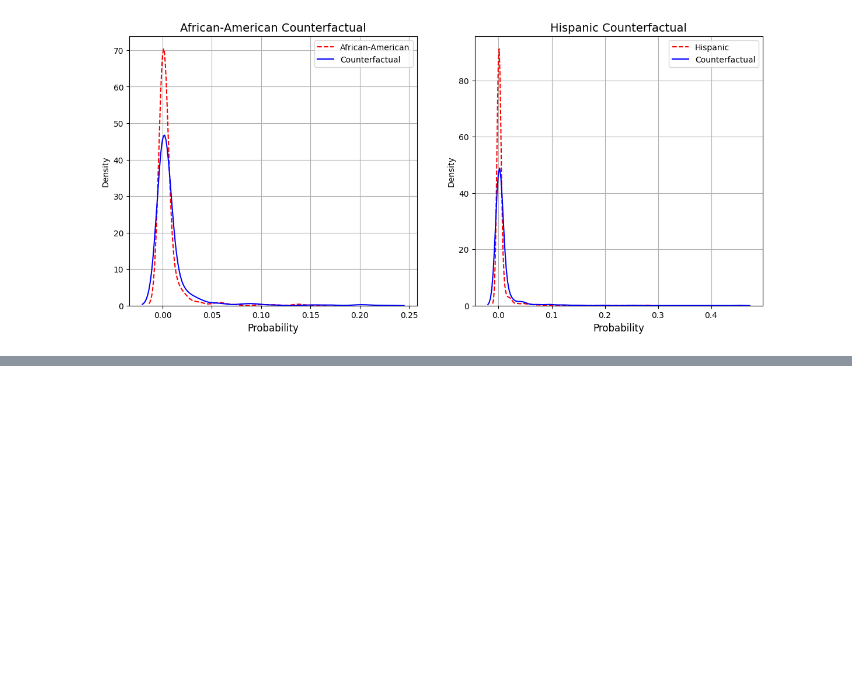
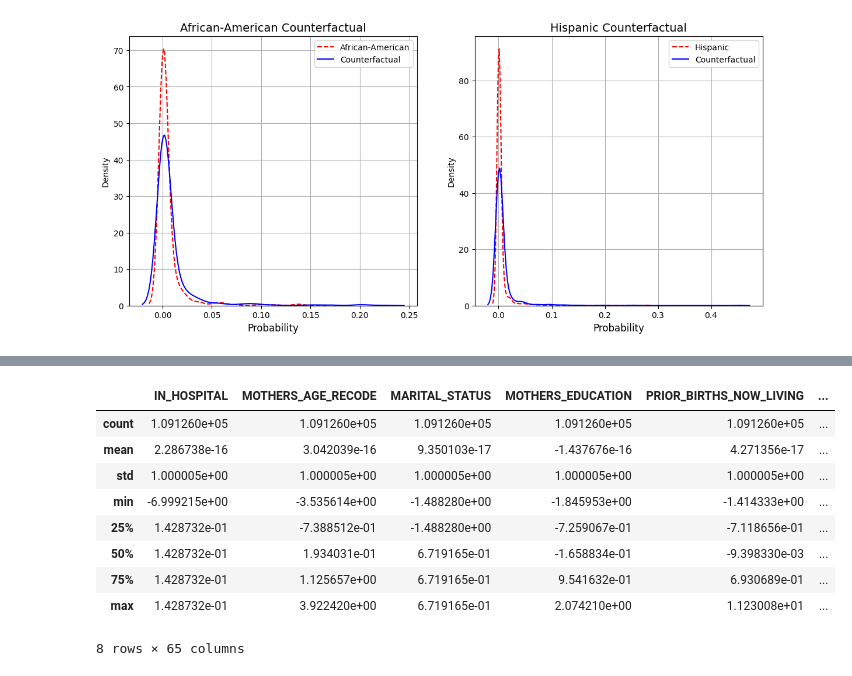
Before and after one commit to chess10kp/compass, a Jupyter notebook: vbac.ipynb, the cells around one changed output, grey strips where cells are left out. Cells and saved outputs as stored; diff of their text form; code cells hidden in the pictures; blank space fills up the shorter version.

Commit message:
feat: add vbac dataset, clean up functions

```diff
--- a/vbac.ipynb
+++ b/vbac.ipynb
@@ -99,0 +158,10 @@ plt.show()
+# %%
+X = pd.DataFrame(vbac_data).iloc[:, :-1]
+y = pd.DataFrame(vbac_data).iloc[:, -1:] # 1 if successful VBAC, 0 if failed.
+# %%
+X["INTERVAL_SINCE_LAST_LIVE_BIRTH_RECODE"] = X["INTERVAL_SINCE_LAST_LIVE_BIRTH_RECODE"].apply(lambda x : 999.0 if x == 888.0 else x)
+# %%
+# rename cols
+X = X.rename(columns={"FACILITY_RECODE": "IN_HOSPITAL"})
+X['IN_HOSPITAL'] = X['IN_HOSPITAL'].apply(lambda x: x if x==1 else 0)
+X.head()
@@ -99,0 +176,26 @@ plt.show()
+# %%
+for col, val in list_of_cols_with_missing_vals_and_their_default_numb:
+    X[col+'_MISSING'] = X[col].apply(lambda x: 1 if x==val or x==-1 else 0)
+    the_median = X[X[col]!=val][col].median()
+    X[col] = X[col].apply(lambda x: the_median if x==val or x==-1 else x)
+
+X['MARITAL_STATUS'] = X['MARITAL_STATUS'].apply(lambda x: x if x == 1 else 0)
+# %%
+import pandas as pd
+from sklearn.preprocessing import StandardScaler
+scaler = StandardScaler().fit(X)
+X_scaled = pd.DataFrame(scaler.transform(X), columns=X.columns.values)
+X_scaled = X_scaled.drop(columns=['PREVIOUS_CESAREAN', 'TOL_ATTEMPTED',
+           'DELIVERY_METHOD_1', 'DELIVERY_METHOD_2']) # drop unnecessary cols
+X_scaled.describe()
+# %% [output]
+|  | IN_HOSPITAL | MOTHERS_AGE_RECODE | MARITAL_STATUS | MOTHERS_EDUCATION | PRIOR_BIRTHS_NOW_LIVING | ... |
+| count | 1.091260e+05 | 1.091260e+05 | 1.091260e+05 | 1.091260e+05 | 1.091260e+05 | ... |
+| mean | 2.286738e-16 | 3.042039e-16 | 9.350103e-17 | -1.437676e-16 | 4.271356e-17 | ... |
+| std | 1.000005e+00 | 1.000005e+00 | 1.000005e+00 | 1.000005e+00 | 1.000005e+00 | ... |
+| min | -6.999215e+00 | -3.535614e+00 | -1.488280e+00 | -1.845953e+00 | -1.414333e+00 | ... |
+| 25% | 1.428732e-01 | -7.388512e-01 | -1.488280e+00 | -7.259067e-01 | -7.118656e-01 | ... |
+| 50% | 1.428732e-01 | 1.934031e-01 | 6.719165e-01 | -1.658834e-01 | -9.398330e-03 | ... |
+| 75% | 1.428732e-01 | 1.125657e+00 | 6.719165e-01 | 9.541632e-01 | 6.930689e-01 | ... |
+| max | 1.428732e-01 | 3.922420e+00 | 6.719165e-01 | 2.074210e+00 | 1.123008e+01 | ... |
+8 rows × 65 columns
```
Also changed, not shown: parts of 3 cells of this notebook, 3 other files.
